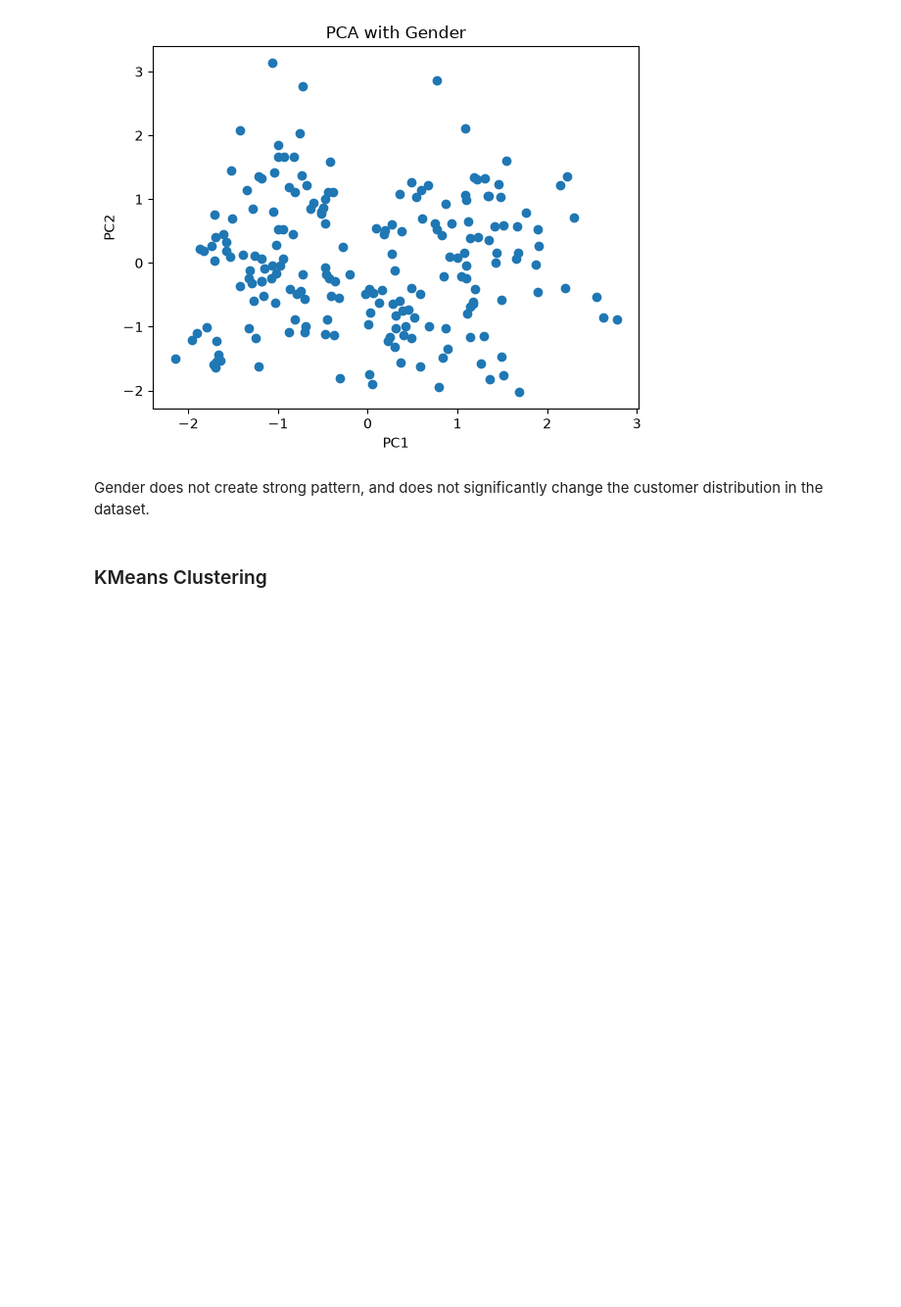
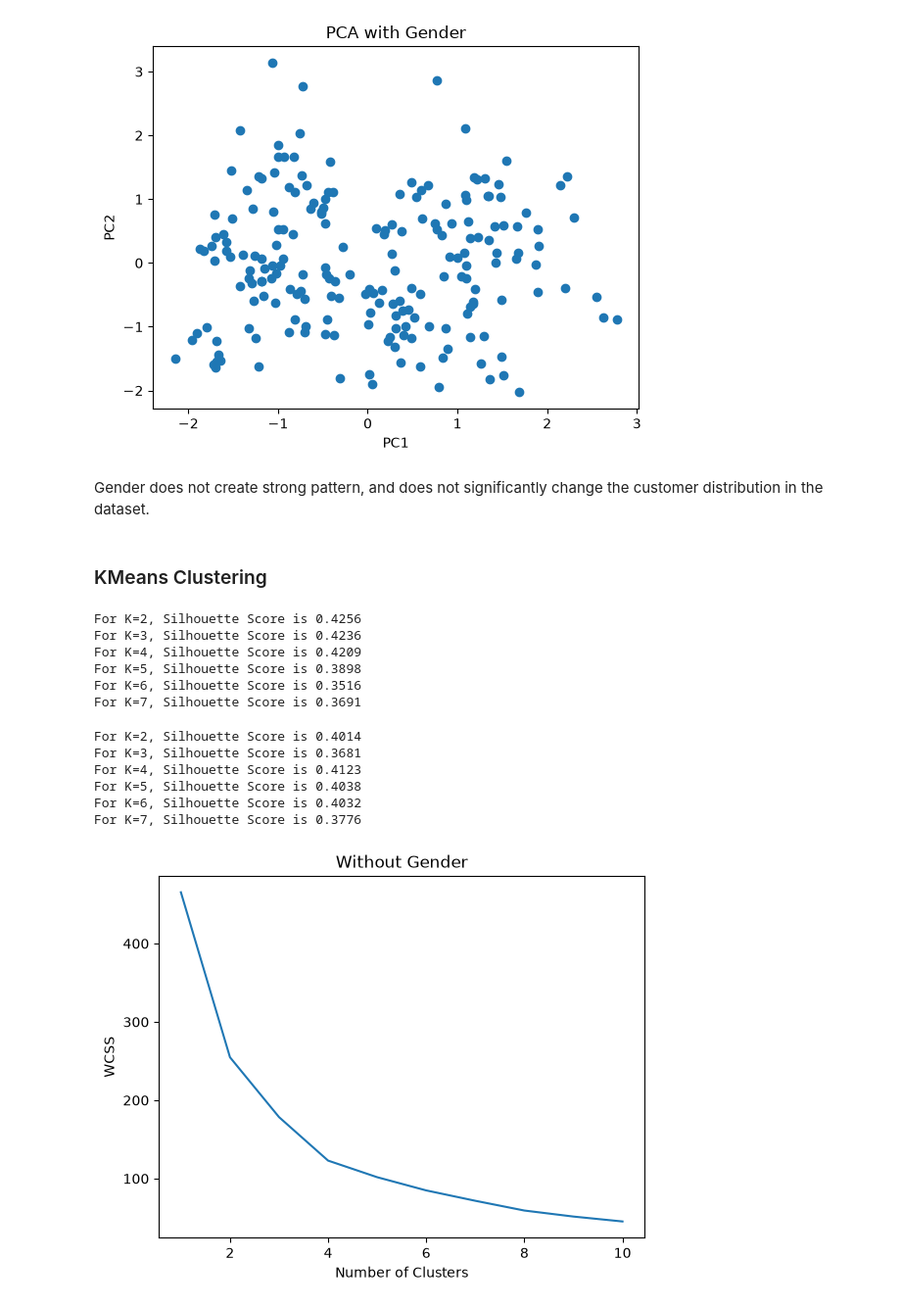
Before and after one commit to narendrajethi220/Customer-Segmentation-Behavior-Analysis-System, a Jupyter notebook: notebook/eda.ipynb, the cells around one changed output. Shown at 98% size. Cells and saved outputs as stored; diff of their text form; code cells hidden in the pictures; blank space fills up the shorter version.

Commit message:
implement k means clustering

```diff
--- a/notebook/eda.ipynb
+++ b/notebook/eda.ipynb
@@ -285,0 +283,51 @@ cluster1=kmean1.fit_predict(f1_pca_transformed)
+# %%
+# how well separated and dense our clusters are, calculates a score for each individual data points based on two things:
+# 1) Cohesion
+# 2) Separation
+silhouette_scores=[]
+k_range=range(2,8)
+
+for k in k_range:
+    km=KMeans(n_clusters=k,random_state=42,n_init='auto') # n_init is the number of times the K-means algorithm will restart from scratch with completed different random starting points
+    labels=km.fit_predict(f1_pca_transformed)
+    score=silhouette_score(f1_pca_transformed,labels)
+    silhouette_scores.append(score)
+    print(f"For K={k}, Silhouette Score is {score:.4f}")
+# %% [output]
+For K=2, Silhouette Score is 0.4256
+For K=3, Silhouette Score is 0.4236
+For K=4, Silhouette Score is 0.4209
+For K=5, Silhouette Score is 0.3898
+For K=6, Silhouette Score is 0.3516
+For K=7, Silhouette Score is 0.3691
+# %%
+silhouette_scores2=[]
+k_range=range(2,8)
+for k in k_range:
+    km=KMeans(n_clusters=k,random_state=42, n_init='auto')
+    labels=km.fit_predict(f2_pca_transformed)
+    score=silhouette_score(f2_pca_transformed,labels)
+    silhouette_scores2.append(score)
+    print(f"For K={k}, Silhouette Score is {score:.4f}")
+# %% [output]
+For K=2, Silhouette Score is 0.4014
+For K=3, Silhouette Score is 0.3681
+For K=4, Silhouette Score is 0.4123
+For K=5, Silhouette Score is 0.4038
+For K=6, Silhouette Score is 0.4032
+For K=7, Silhouette Score is 0.3776
+# %%
+wcss=[] # Withing-Cluster Sum of Squares
+# How close are customers inside their own clusets - within cluser
+for k in range(1,11):
+    kmeans1=KMeans(n_clusters=k,random_state=42)
+    kmeans1.fit(f1_pca_transformed)
+    wcss.append(kmeans1.inertia_)
+# %%
+plt.plot(range(1,11),wcss)
+plt.xlabel("Number of Clusters")
+plt.ylabel("WCSS")
+plt.title("Without Gender")
+plt.show()
+# %% [output]
+[figure, added]
```
Also changed, not shown: parts of 11 cells of this notebook.
